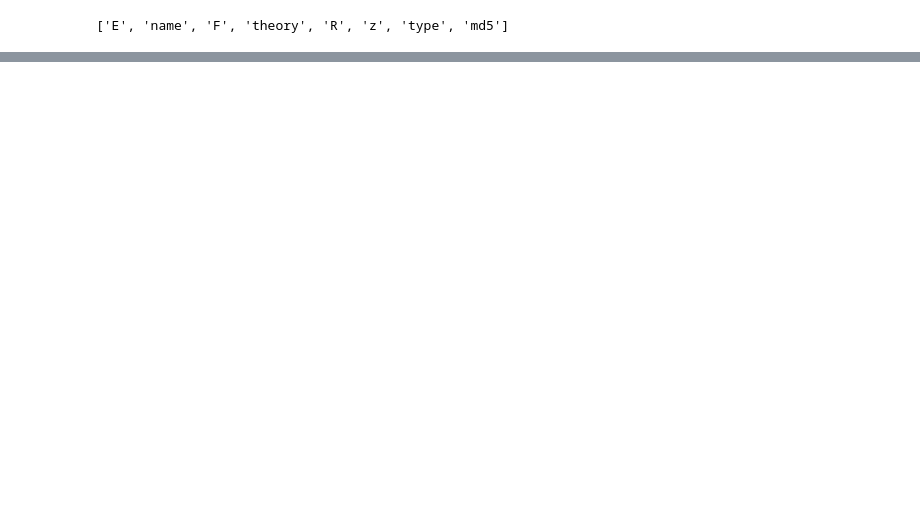
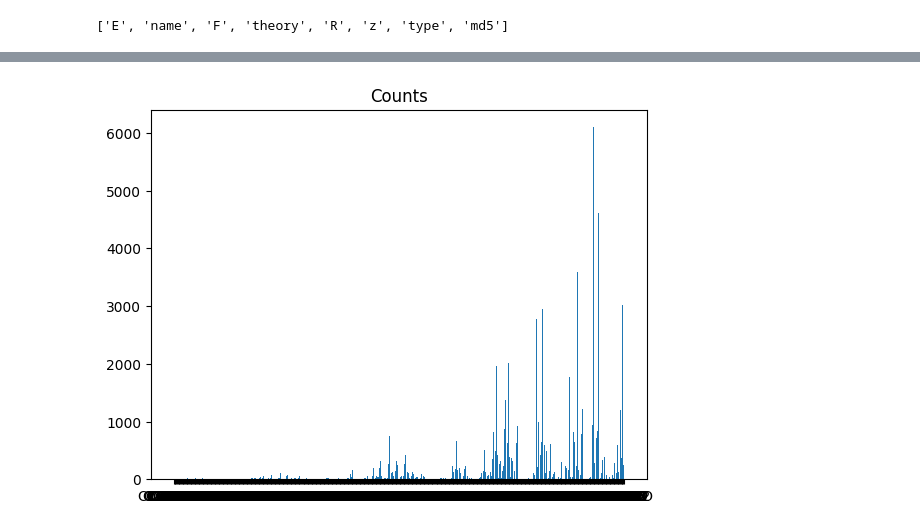
Before and after one commit to ingcoder/NequIP-Tutorial, a Jupyter notebook: dataset.ipynb, the cells around one changed output, grey strips where cells are left out. Cells and saved outputs as stored; diff of their text form; code cells hidden in the pictures; blank space fills up the shorter version.

```diff
--- a/dataset.ipynb
+++ b/dataset.ipynb
@@ -223,0 +287,4 @@ array(['rxn3534', 'rxn3535', 'rxn3536', ..., 'rxn1913', 'rxn2322',
+# %%
+# Check npz export
+data = np.load('data/qm9x/qm9x_train.npz')
+data['name'].shape
@@ -223,0 +298,14 @@ array(['rxn3534', 'rxn3535', 'rxn3536', ..., 'rxn1913', 'rxn2322',
+# %%
+counts = {}
+for formula in data['name']:
+    if formula in counts:
+        counts[formula] += 1
+    else:
+        counts[formula] = 1
+
+fig, ax = plt.subplots()
+ax.set_title('Counts')
+ax.bar(counts.keys(), counts.values())
+plt.show()
+# %% [output]
+[figure, added]
```
Also changed, not shown: parts of 20 cells of this notebook.
